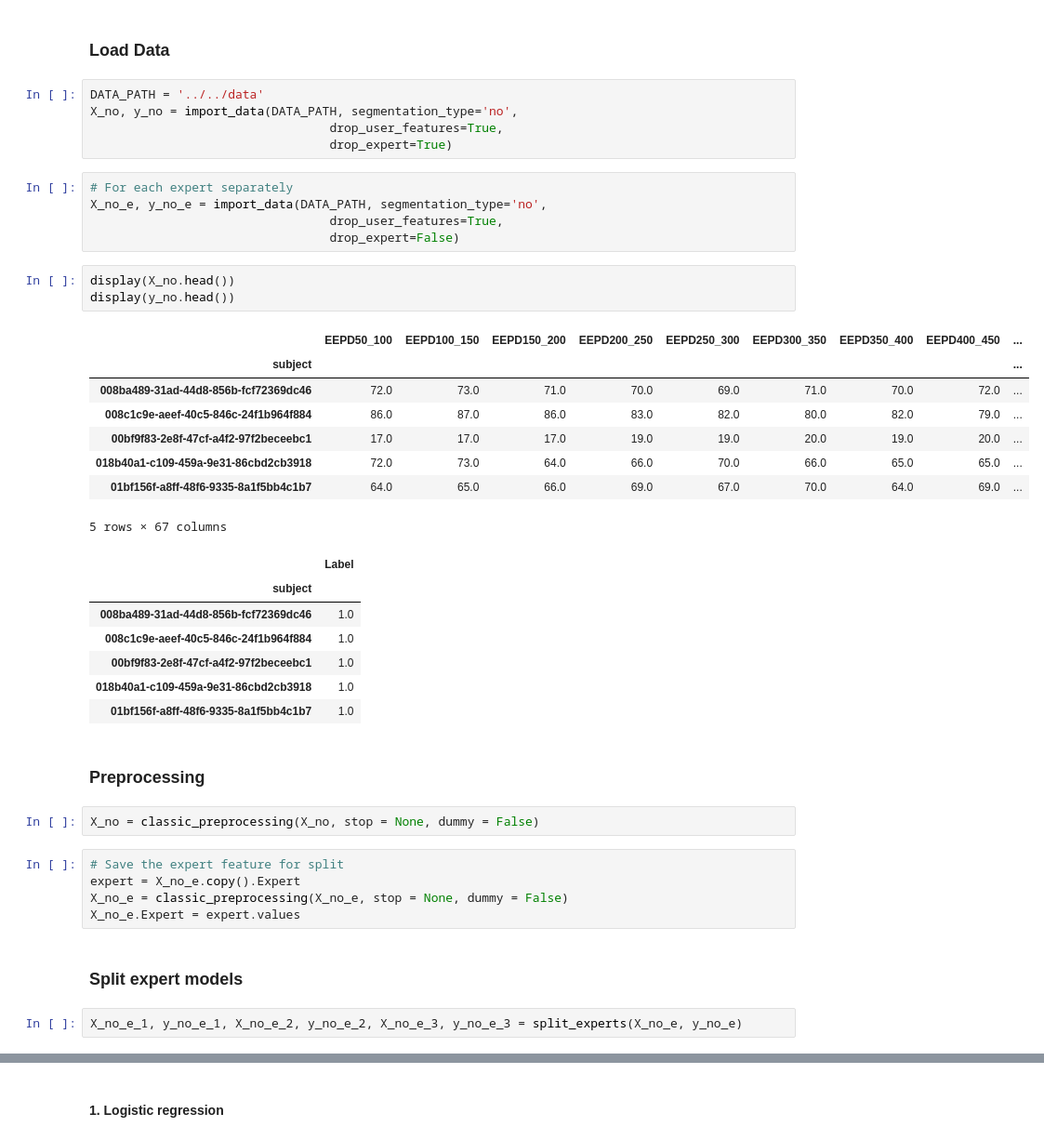
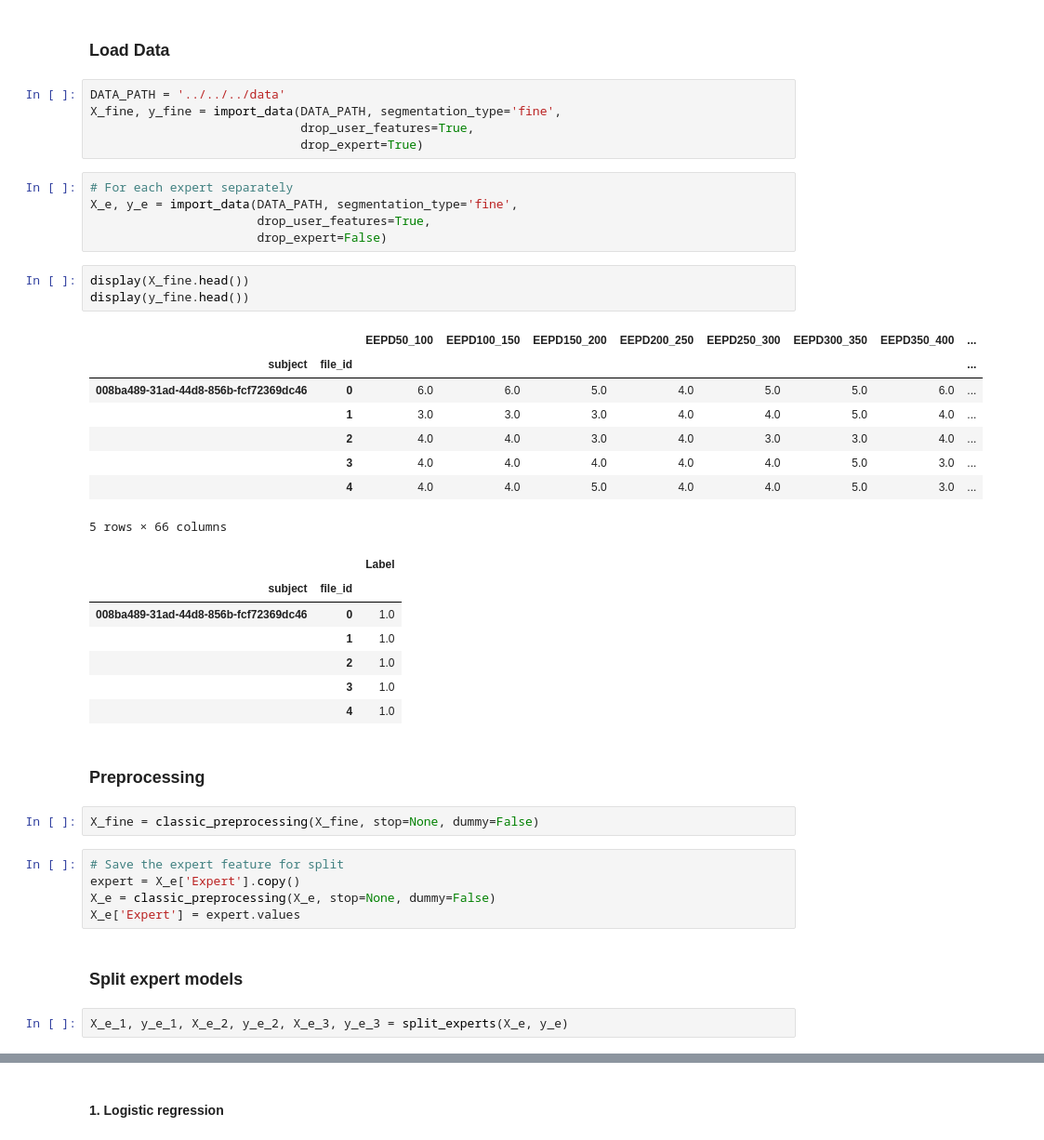
Before and after one commit to CS-433/cs-433-project-2-cough_classifier, a Jupyter notebook: src/notebooks/grid_search_classical/grid_search_fine_no_metadata.ipynb, the cells around one changed output, grey strips where cells are left out. Shown at 93% size. Cells and saved outputs as stored; diff of their text form.

```diff
--- a/src/notebooks/grid_search_no_no_metadata.ipynb
+++ b/src/notebooks/grid_search_classical/grid_search_fine_no_metadata.ipynb
@@ -14,45 +14,45 @@ import numpy as np
 # %% [markdown]
 ### Load Data
 # %%
-DATA_PATH = '../../data'
-X_no, y_no = import_data(DATA_PATH, segmentation_type='no',
-                                 drop_user_features=True,
-                                 drop_expert=True)
+DATA_PATH = '../../../data'
+X_fine, y_fine = import_data(DATA_PATH, segmentation_type='fine',
+                             drop_user_features=True,
+                             drop_expert=True)
 # %%
 # For each expert separately
-X_no_e, y_no_e = import_data(DATA_PATH, segmentation_type='no',
-                                 drop_user_features=True,
-                                 drop_expert=False)
+X_e, y_e = import_data(DATA_PATH, segmentation_type='fine',
+                       drop_user_features=True,
+                       drop_expert=False)
 # %%
-display(X_no.head())
-display(y_no.head())
+display(X_fine.head())
+display(y_fine.head())
 # %% [output]
-|  | EEPD50_100 | EEPD100_150 | EEPD150_200 | EEPD200_250 | EEPD250_300 | EEPD300_350 | EEPD350_400 | EEPD400_450 | ... |
-| subject |  |  |  |  |  |  |  |  | ... |
-| 008ba489-31ad-44d8-856b-fcf72369dc46 | 72.0 | 73.0 | 71.0 | 70.0 | 69.0 | 71.0 | 70.0 | 72.0 | ... |
-| 008c1c9e-aeef-40c5-846c-24f1b964f884 | 86.0 | 87.0 | 86.0 | 83.0 | 82.0 | 80.0 | 82.0 | 79.0 | ... |
-| 00bf9f83-2e8f-47cf-a4f2-97f2beceebc1 | 17.0 | 17.0 | 17.0 | 19.0 | 19.0 | 20.0 | 19.0 | 20.0 | ... |
-| 018b40a1-c109-459a-9e31-86cbd2cb3918 | 72.0 | 73.0 | 64.0 | 66.0 | 70.0 | 66.0 | 65.0 | 65.0 | ... |
-| 01bf156f-a8ff-48f6-9335-8a1f5bb4c1b7 | 64.0 | 65.0 | 66.0 | 69.0 | 67.0 | 70.0 | 64.0 | 69.0 | ... |
+|  |  | EEPD50_100 | EEPD100_150 | EEPD150_200 | EEPD200_250 | EEPD250_300 | EEPD300_350 | EEPD350_400 | ... |
+| subject | file_id |  |  |  |  |  |  |  | ... |
+| 008ba489-31ad-44d8-856b-fcf72369dc46 | 0 | 6.0 | 6.0 | 5.0 | 4.0 | 5.0 | 5.0 | 6.0 | ... |
+|  | 1 | 3.0 | 3.0 | 3.0 | 4.0 | 4.0 | 5.0 | 4.0 | ... |
+|  | 2 | 4.0 | 4.0 | 3.0 | 4.0 | 3.0 | 3.0 | 4.0 | ... |
+|  | 3 | 4.0 | 4.0 | 4.0 | 4.0 | 4.0 | 5.0 | 3.0 | ... |
+|  | 4 | 4.0 | 4.0 | 5.0 | 4.0 | 4.0 | 5.0 | 3.0 | ... |
-5 rows × 67 columns
+5 rows × 66 columns
-|  | Label |
-| subject |  |
-| 008ba489-31ad-44d8-856b-fcf72369dc46 | 1.0 |
-| 008c1c9e-aeef-40c5-846c-24f1b964f884 | 1.0 |
-| 00bf9f83-2e8f-47cf-a4f2-97f2beceebc1 | 1.0 |
-| 018b40a1-c109-459a-9e31-86cbd2cb3918 | 1.0 |
-| 01bf156f-a8ff-48f6-9335-8a1f5bb4c1b7 | 1.0 |
+|  |  | Label |
+| subject | file_id |  |
+| 008ba489-31ad-44d8-856b-fcf72369dc46 | 0 | 1.0 |
+|  | 1 | 1.0 |
+|  | 2 | 1.0 |
+|  | 3 | 1.0 |
+|  | 4 | 1.0 |
 # %% [markdown]
 ### Preprocessing
 # %%
-X_no = classic_preprocessing(X_no, stop = None, dummy = False)
+X_fine = classic_preprocessing(X_fine, stop=None, dummy=False)
 # %%
 # Save the expert feature for split
-expert = X_no_e.copy().Expert
-X_no_e = classic_preprocessing(X_no_e, stop = None, dummy = False)
-X_no_e.Expert = expert.values
+expert = X_e['Expert'].copy()
+X_e = classic_preprocessing(X_e, stop=None, dummy=False)
+X_e['Expert'] = expert.values
 # %% [markdown]
 ### Split expert models
-# %%
-X_no_e_1, y_no_e_1, X_no_e_2, y_no_e_2, X_no_e_3, y_no_e_3 = split_experts(X_no_e, y_no_e)
+# %%
+X_e_1, y_e_1, X_e_2, y_e_2, X_e_3, y_e_3 = split_experts(X_e, y_e)
 # %% [markdown]
```
Also changed, not shown: parts of 41 cells of this notebook, 24 other files.
